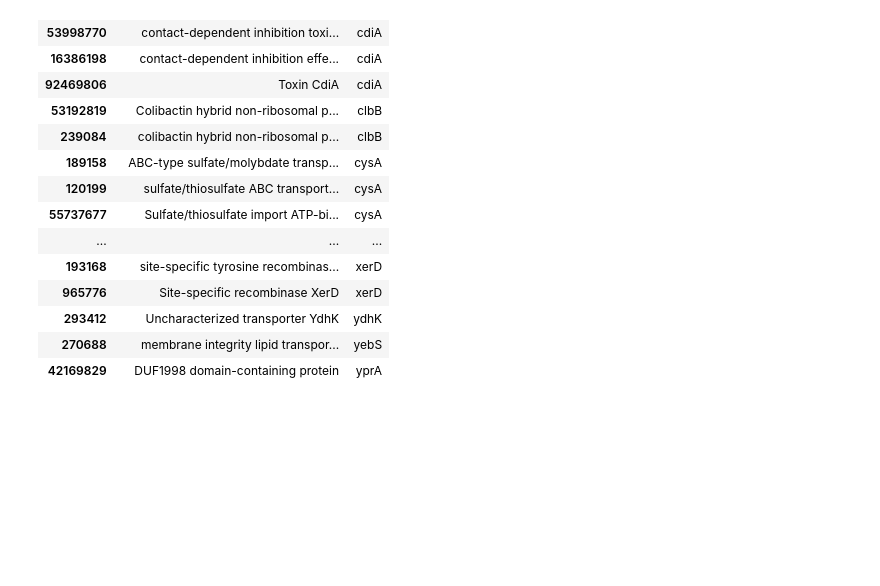
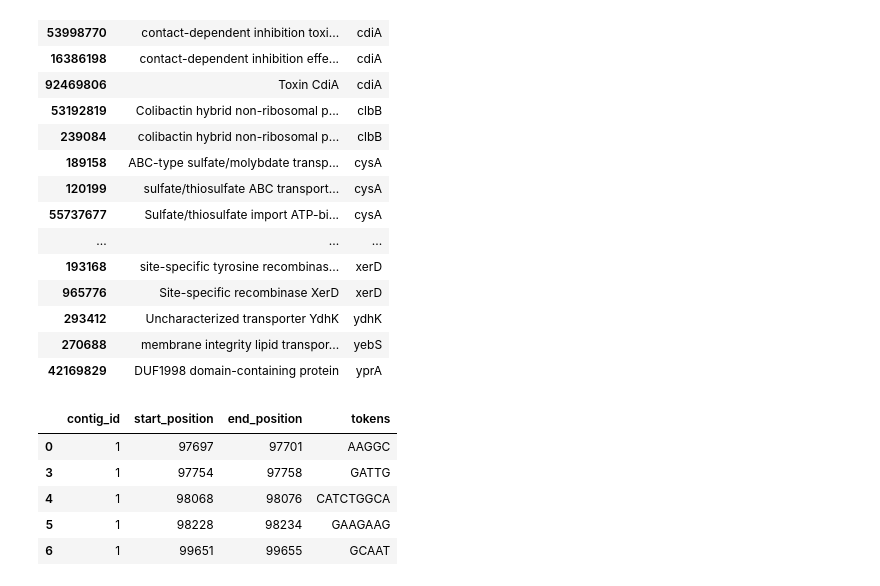
Before and after one commit to ryashpal/alfred-data-analysis, a Jupyter notebook: notebooks/survival_analysis/02.5.3_constant_attribution_score_cutoff_ecoli.ipynb, the cells around one changed output. Cells and saved outputs as stored; diff of their text form; code cells hidden in the pictures; blank space fills up the shorter version.

Commit message:
started with igv notebook

```diff
--- a/notebooks/survival_analysis/02.5.3_constant_attribution_score_cutoff_ecoli.ipynb
+++ b/notebooks/survival_analysis/02.5.3_constant_attribution_score_cutoff_ecoli.ipynb
@@ -278,3 +278,16 @@ overlappingDf[['name', 'gene']][overlappingDf.gene.isin(singatureGenes)].drop_du
 | 293412 | Uncharacterized transporter YdhK | ydhK |
 | 270688 | membrane integrity lipid transpor... | yebS |
 | 42169829 | DUF1998 domain-containing protein | yprA |
+# %%
+overlappingDf[(overlappingDf.gene == 'acrB') & (overlappingDf.tube_code == 'AH19C036')].merge(
+    highscoreDf[(highscoreDf.token_length.isin(range(5, 11)))][['tokens']],
+    how='inner',
+    on=['tokens']
+)[['contig_id', 'start_position', 'end_position', 'tokens']].drop_duplicates()
+# %% [output]
+|  | contig_id | start_position | end_position | tokens |
+| 0 | 1 | 97697 | 97701 | AAGGC |
+| 3 | 1 | 97754 | 97758 | GATTG |
+| 4 | 1 | 98068 | 98076 | CATCTGGCA |
+| 5 | 1 | 98228 | 98234 | GAAGAAG |
+| 6 | 1 | 99651 | 99655 | GCAAT |
```
Also changed, not shown: parts of 4 cells of this notebook.
